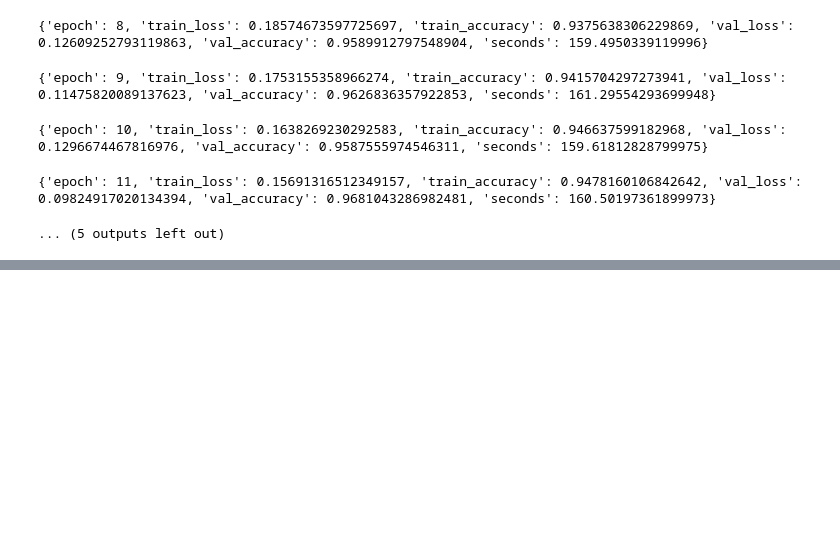
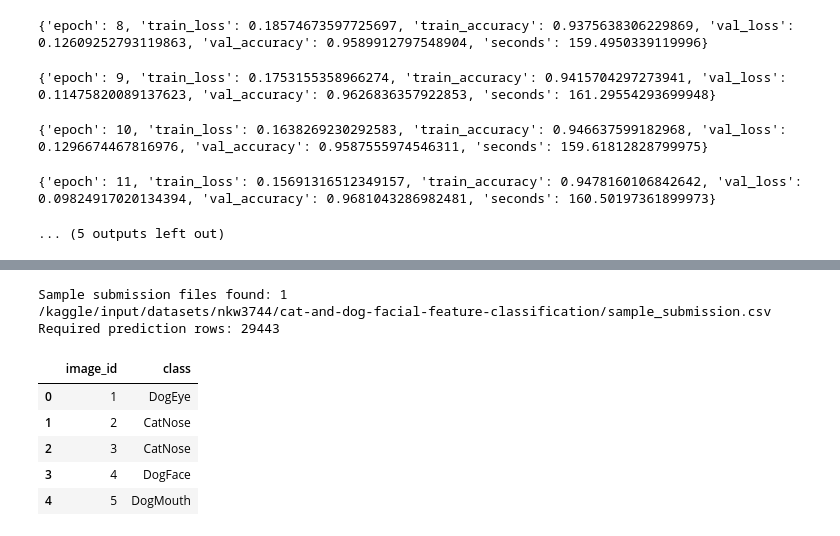
Before and after one commit to Nkw3744/Kaggle_Competition_Aaron, a Jupyter notebook: Kaggle Notebook Aaron.ipynb, the cells around one changed output, grey strips where cells are left out. Cells and saved outputs as stored; diff of their text form; code cells hidden in the pictures; blank space fills up the shorter version.

```diff
--- a/Kaggle Notebook Aaron.ipynb
+++ b/Kaggle Notebook Aaron.ipynb
@@ -1029,0 +1375,33 @@ Run outputs: /kaggle/working/runs/custom_cnn_20261022_035501
+# %%
+# Find the sample submission and read its image IDs as text.
+sample_files = list(
+    Path("/kaggle/input").rglob("sample_submission.csv")
+)
+
+print("Sample submission files found:", len(sample_files))
+for path in sample_files:
+    print(path)
+
+assert len(sample_files) == 1, "Expected one sample submission file."
+
+sample_submission = pd.read_csv(
+    sample_files[0],
+    dtype={"image_id": str}
+)
+
+assert list(sample_submission.columns) == ["image_id", "class"]
+assert sample_submission["image_id"].notna().all()
+assert sample_submission["image_id"].is_unique
+
+print("Required prediction rows:", len(sample_submission))
+display(sample_submission.head())
+# %% [output]
+Sample submission files found: 1
+/kaggle/input/datasets/nkw3744/cat-and-dog-facial-feature-classification/sample_submission.csv
+Required prediction rows: 29443
+|  | image_id | class |
+| 0 | 1 | DogEye |
+| 1 | 2 | CatNose |
+| 2 | 3 | CatNose |
+| 3 | 4 | DogFace |
+| 4 | 5 | DogMouth |
```
Also changed, not shown: parts of 9 cells of this notebook.
